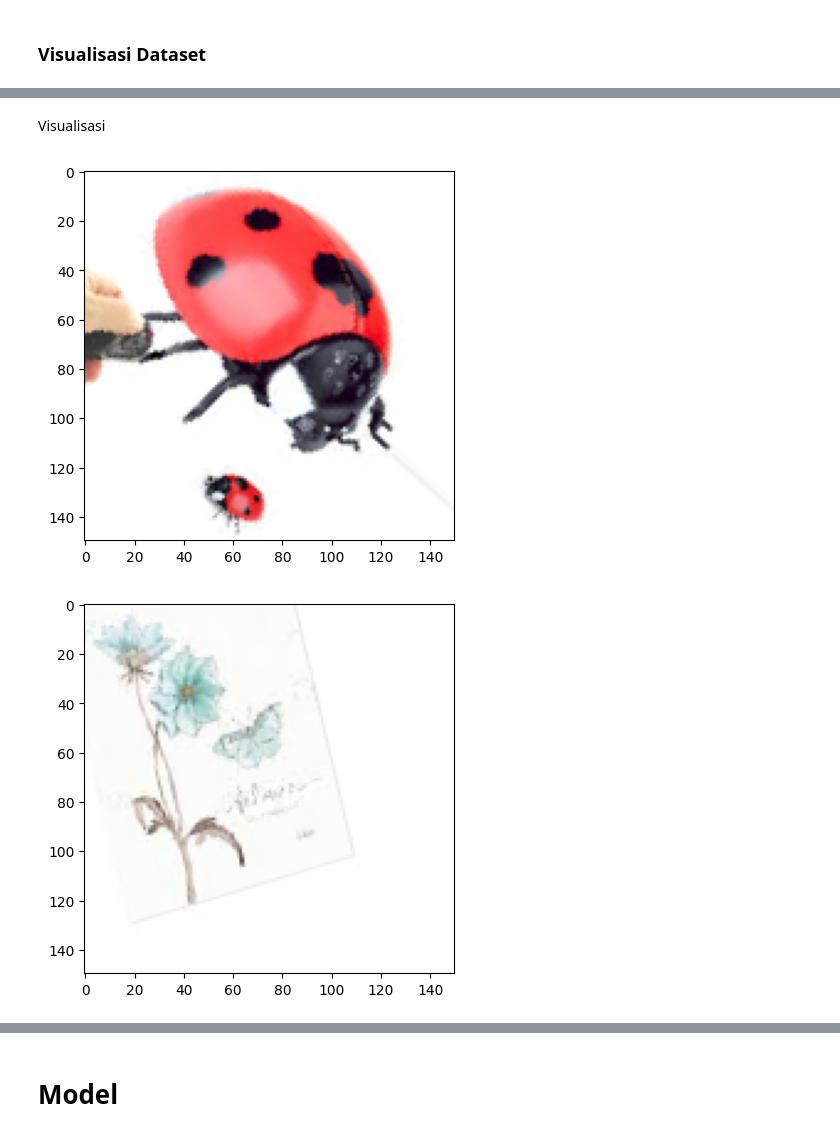
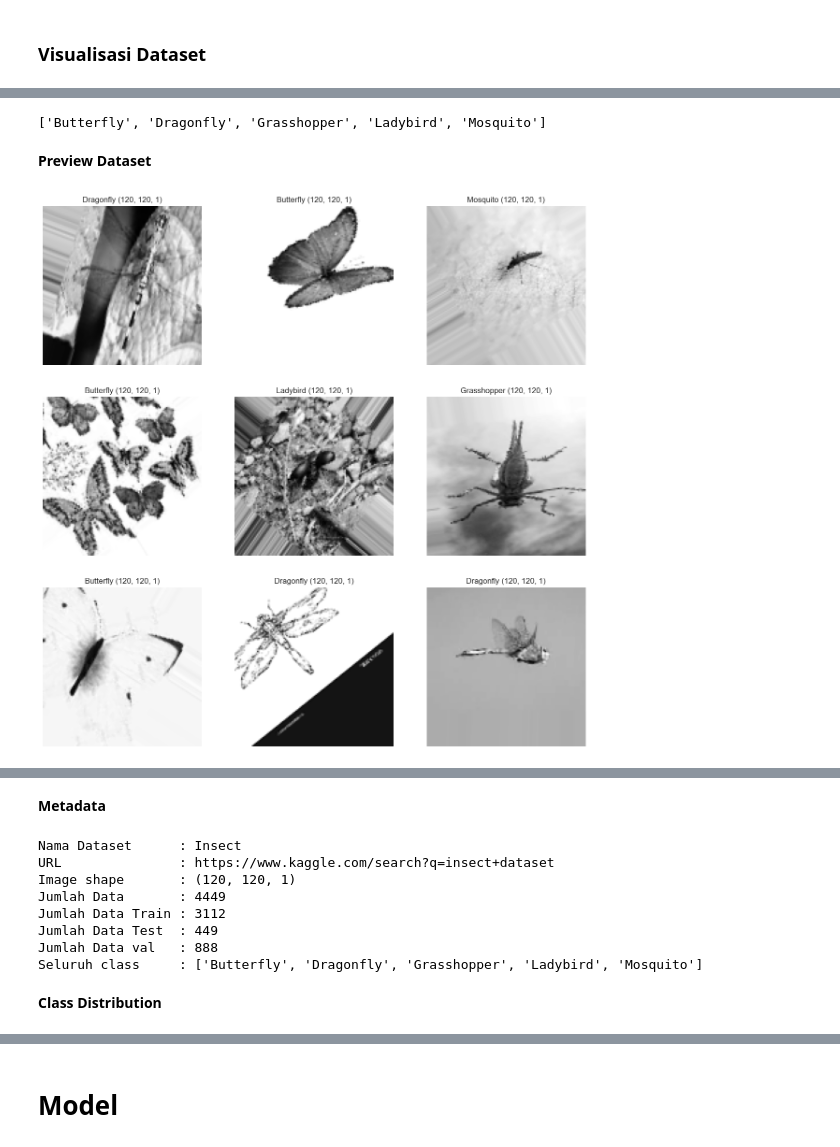
Before and after one commit to riskykrnawan/PA_KB, a Jupyter notebook: PA_KB.ipynb, the cells around one changed output, grey strips where cells are left out. Saved outputs shown, nothing was run; the diff lists cells and outputs as text; code cells hidden in the pictures.

Commit message:
Data Analisis dan Visualisasi (3.0)

```diff
--- a/PA_KB.ipynb
+++ b/PA_KB.ipynb
@@ -121,2 +108,5 @@ Found 4449 images belonging to 5 classes.
-# %% [markdown]
-Visualisasi
+# %%
+classNames = os.listdir('dataset_output/train/')
+classNames
+# %% [output]
+['Butterfly', 'Dragonfly', 'Grasshopper', 'Ladybird', 'Mosquito']
@@ -123,10 +117,13 @@ Visualisasi
+# %% [markdown]
+**Preview Dataset**
 # %%
+img,label = train.next()
 # Buat folder dlu disesuaikan sama nama di save_to_dir
-for i in range(5):
-  img,label = data_img.next()
-  plt.imshow(img[0])
-  # plt.axis('off')
-  plt.show()
+plt.figure(figsize=(15,15))
+for i in range(9):
+    plt.subplot(3, 3, i + 1)
+    plt.imshow(img[i],cmap='gray')
+    plt.title(f'{classNames[tf.argmax(label[i])]} {img[i].shape}')
+    plt.axis('off')
 # %% [output]
-[figure, old version]
+[figure, new version]
-[figure, removed]
@@ -135,0 +130,2 @@ for i in range(5):
+# %% [markdown]
+**Metadata**
@@ -135,0 +169,20 @@ for i in range(5):
+# %%
+print("Nama Dataset      : Insect")
+print("URL               : https://www.kaggle.com/search?q=insect+dataset" )
+print("Image shape       :", img[0].shape)
+print("Jumlah Data       :", getSize())
+print("Jumlah Data Train :", getSizeTrain())
+print("Jumlah Data Test  :", getSizeTest())
+print("Jumlah Data val   :", getSizeVal())
+print("Seluruh class     :", classNames)
+# %% [output]
+Nama Dataset      : Insect
+URL               : https://www.kaggle.com/search?q=insect+dataset
+Image shape       : (120, 120, 1)
+Jumlah Data       : 4449
+Jumlah Data Train : 3112
+Jumlah Data Test  : 449
+Jumlah Data val   : 888
+Seluruh class     : ['Butterfly', 'Dragonfly', 'Grasshopper', 'Ladybird', 'Mosquito']
+# %% [markdown]
+**Class Distribution**
```
Also changed, not shown: parts of 18 cells of this notebook.
